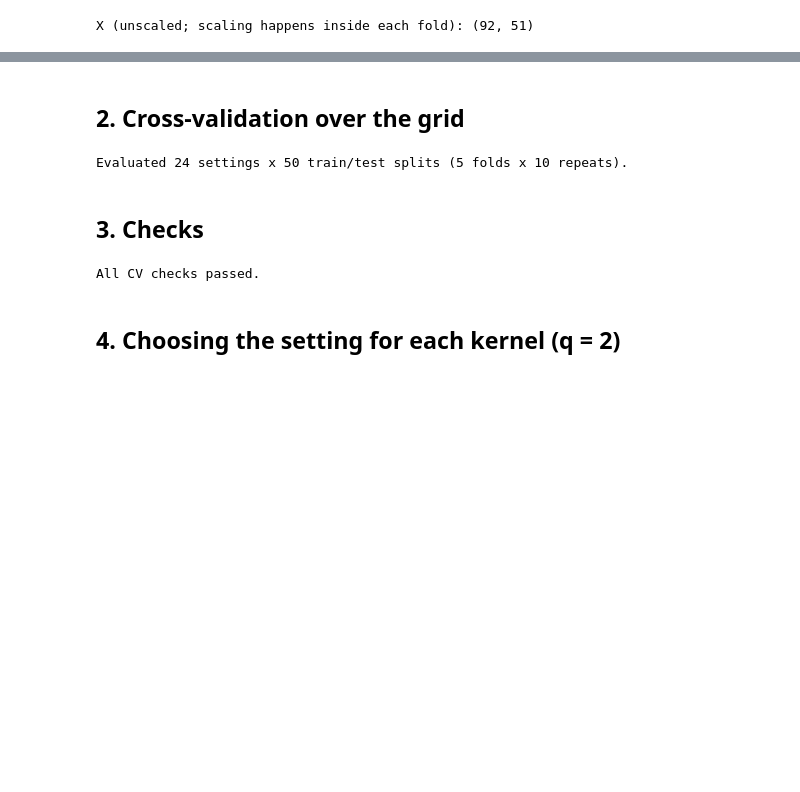
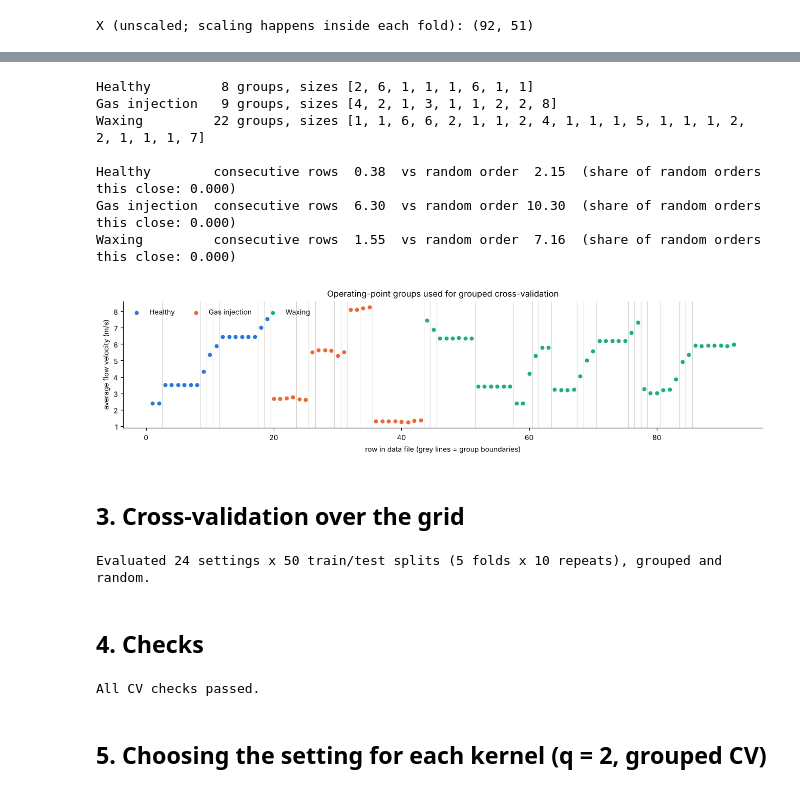
Before and after one commit to alisamiei2020/kPCA-flowmeter-diagnostics, a Jupyter notebook: main/04_kernel_settings.ipynb, the cells around one changed output, grey strips where cells are left out. Cells and saved outputs as stored; diff of their text form; code cells hidden in the pictures; blank space fills up the shorter version.

```diff
--- a/main/04_kernel_settings.ipynb
+++ b/main/04_kernel_settings.ipynb
@@ -59,5 +68,47 @@ differences of one or two standard errors between settings should be read as "eq
+# %%
+G = kt.operating_point_groups(X_raw, y, tol=0.1)
+flow = X_raw[:, kt.FEATURE_NAMES.index("Average flow velocity")]
+
+for c in kt.CLASS_NAMES:
+    sizes = [int((G == g).sum()) for g in np.unique(G[y == c])]
+    print(f"{kt.CLASS_NAMES[c]:<14} {len(sizes):2d} groups, sizes {sizes}")
+
+# are neighbouring rows more alike than random pairs? (mean distance between consecutive rows)
+Z_full, _, _ = kt.zscore(X)
+rng = np.random.default_rng(0)
+print()
+for c in kt.CLASS_NAMES:
+    Zc = Z_full[y == c]
+    d_next = np.linalg.norm(np.diff(Zc, axis=0), axis=1).mean()
+    d_rand = np.array([np.linalg.norm(np.diff(Zc[rng.permutation(len(Zc))], axis=0), axis=1).mean()
+                       for _ in range(2000)])
+    print(f"{kt.CLASS_NAMES[c]:<14} consecutive rows {d_next:5.2f}  vs random order {d_rand.mean():5.2f}"
+          f"  (share of random orders this close: {np.mean(d_rand <= d_next):.3f})")
+
+fig, ax = plt.subplots(figsize=(12, 3.2))
+for c in kt.CLASS_NAMES:
+    m = y == c
+    ax.scatter(np.where(m)[0] + 1, flow[m], s=18, color=kt.CLASS_COLORS[c], label=kt.CLASS_NAMES[c], zorder=3)
+for b in np.where(np.diff(G))[0] + 1.5:
+    ax.axvline(b, color="#d6d5d0", lw=0.7, zorder=1)
+ax.set_xlabel("row in data file (grey lines = group boundaries)")
+ax.set_ylabel("average flow velocity (m/s)")
+ax.legend(frameon=False, ncol=3, loc="upper left")
+ax.set_title("Operating-point groups used for grouped cross-validation")
+fig.tight_layout()
+fig.savefig(f"{FIG_DIR}/m4_groups.png")
+plt.show()
+# %% [output]
+Healthy         8 groups, sizes [2, 6, 1, 1, 1, 6, 1, 1]
+Gas injection   9 groups, sizes [4, 2, 1, 3, 1, 1, 2, 2, 8]
+Waxing         22 groups, sizes [1, 1, 6, 6, 2, 1, 1, 2, 4, 1, 1, 1, 5, 1, 1, 1, 2, 2, 1, 1, 1, 7]
+
+Healthy        consecutive rows  0.38  vs random order  2.15  (share of random orders this close: 0.000)
+Gas injection  consecutive rows  6.30  vs random order 10.30  (share of random orders this close: 0.000)
+Waxing         consecutive rows  1.55  vs random order  7.16  (share of random orders this close: 0.000)
+[figure, added]
 # %% [markdown]
-## 2. Cross-validation over the grid
+## 3. Cross-validation over the grid
 # %%
 Q = (2, 3, 7)
 factors = 2.0 ** np.arange(-4, 5)     # sigma / median distance
@@ -70,19 +121,20 @@ GRID = {   # kernel: list of (setting label, value, arguments); listed from smoo
     "Cauchy":   [(f"{f:g}", f, dict(kind="cauchy", factor=f)) for f in factors[::-1]],
 }
 
-cv = {}   # (kernel, label) -> dict(value, scores, conf)
+cv, cv_random = {}, {}   # (kernel, label) -> results; grouped CV decides, random CV only for comparison
 for kernel, settings in GRID.items():
     for label, value, args in settings:
-        scores, conf = kt.cv_balanced_accuracy(X, y, **args, n_comp=Q)
-        cv[(kernel, label)] = dict(value=value, scores=scores, conf=conf)
-print(f"Evaluated {len(cv)} settings x 50 train/test splits (5 folds x 10 repeats).")
+        scores, conf, wrong = kt.cv_balanced_accuracy(X, y, **args, n_comp=Q, groups=G)
+        cv[(kernel, label)] = dict(value=value, scores=scores, conf=conf, wrong=wrong)
+        cv_random[(kernel, label)] = kt.cv_balanced_accuracy(X, y, **args, n_comp=Q)[0]
+print(f"Evaluated {len(cv)} settings x 50 train/test splits (5 folds x 10 repeats), grouped and random.")
 
 def mean_se(s):
     return s.mean(), s.std(ddof=1) / np.sqrt(len(s))
 # %% [output]
-Evaluated 24 settings x 50 train/test splits (5 folds x 10 repeats).
+Evaluated 24 settings x 50 train/test splits (5 folds x 10 repeats), grouped and random.
 # %% [markdown]
-## 3. Checks
+## 4. Checks
 # %%
 # (a) polynomial d = 1 is (gamma x'y + 1): centring removes the constant and gamma only rescales the
 #     scores, which kNN ignores -> must give exactly the linear kernel's results
@@ -101,7 +154,7 @@ print("All CV checks passed.")
 # %% [output]
 All CV checks passed.
 # %% [markdown]
-## 4. Choosing the setting for each kernel (q = 2)
+## 5. Choosing the setting for each kernel (q = 2, grouped CV)
 # %%
 chosen = {}
 for kernel, settings in GRID.items():
```
Also changed, not shown: parts of 19 cells of this notebook, 7 other files.
